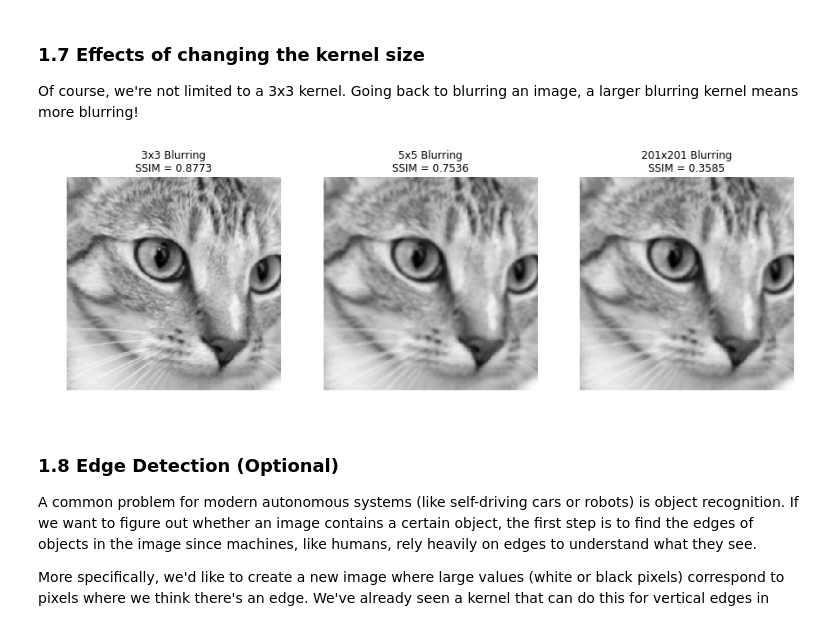
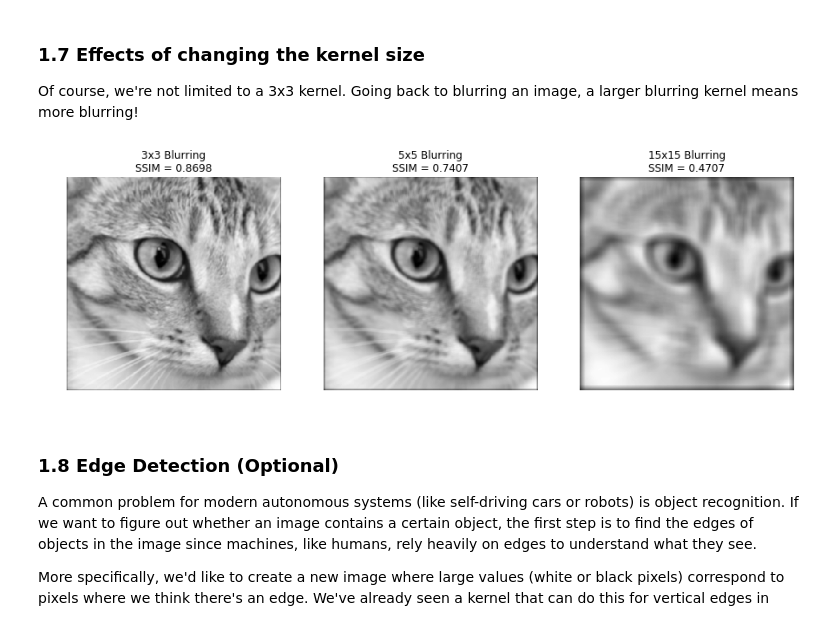
Before and after one commit to nerdslab/HandsOnTech, a Jupyter notebook: HOT_Demo/Hands_on_Tech_Image_Processing.ipynb, the cells around one changed output. Cells and saved outputs as stored; diff of their text form; code cells hidden in the pictures.

```diff
--- a/HOT_Demo/Hands_on_Tech_Image_Processing.ipynb
+++ b/HOT_Demo/Hands_on_Tech_Image_Processing.ipynb
@@ -240,34 +270,34 @@ k5 = np.ones((5,5))/25
 
 
 # Change this to blur with a 201x201 kernel!
-k201 = np.ones((201,201))/(201**2)
+k15 = np.ones((15,15))/(15**2)
 
 
-cat_sq_3 = convolve2d(cat_sq, k3, mode='same', boundary='symm').astype('uint8')
-cat_sq_5 = convolve2d(cat_sq, k5, mode='same', boundary='symm').astype('uint8')
-cat_sq_201 = convolve2d(cat_sq, k201, mode='same', boundary='symm').astype('uint8')
+cat_sq_3 = convolve2d(cat_sq.copy(), k3, mode='same', boundary='fill').astype('uint8')
+cat_sq_5 = convolve2d(cat_sq.copy(), k5, mode='same', boundary='fill').astype('uint8')
+cat_sq_15 = convolve2d(cat_sq.copy(), k15, mode='same', boundary='fill').astype('uint8')
 # %%
 # Plot three levels of blurring
 f = plt.figure(1, figsize=(15,5))
 
 plt.subplot(131)
 plt.imshow(cat_sq_3, cmap='gray')
 plt.title('3x3 Blurring\nSSIM = '+str(np.around(compare_ssim(cat_sq,cat_sq_3),4)))
 plt.axis('off')
 
 plt.subplot(132)
 plt.imshow(cat_sq_5, cmap='gray')
 plt.title('5x5 Blurring\nSSIM = '+str(np.around(compare_ssim(cat_sq,cat_sq_5),4)))
 plt.axis('off')
 
 plt.subplot(133)
-plt.imshow(cat_sq_5, cmap='gray')
-plt.title('201x201 Blurring\nSSIM = '+str(np.around(compare_ssim(cat_sq,cat_sq_201),4)))
+plt.imshow(cat_sq_15, cmap='gray')
+plt.title('15x15 Blurring\nSSIM = '+str(np.around(compare_ssim(cat_sq,cat_sq_15),4)))
 plt.axis('off')
 
 plt.show()
 # %% [output]
-[figure, old version]
+[figure, new version]
 # %% [markdown]
 ### 1.8 Edge Detection (Optional)
 A common problem for modern autonomous systems (like self-driving cars or robots) is object recognition. If we want to figure out whether an image contains a certain object, the first step is to find the edges of objects in the image since machines, like humans, rely heavily on edges to understand what they see.
```
Also changed, not shown: parts of 7 cells of this notebook, 1 other file.
